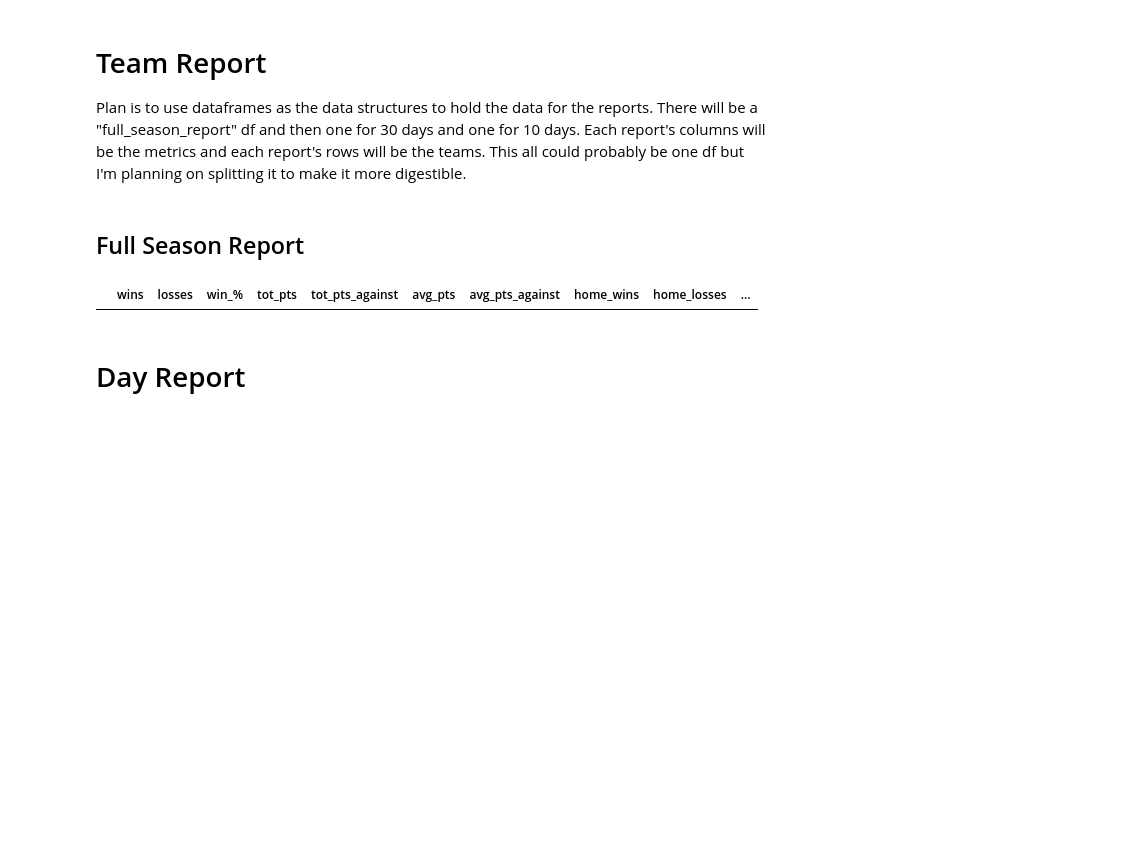
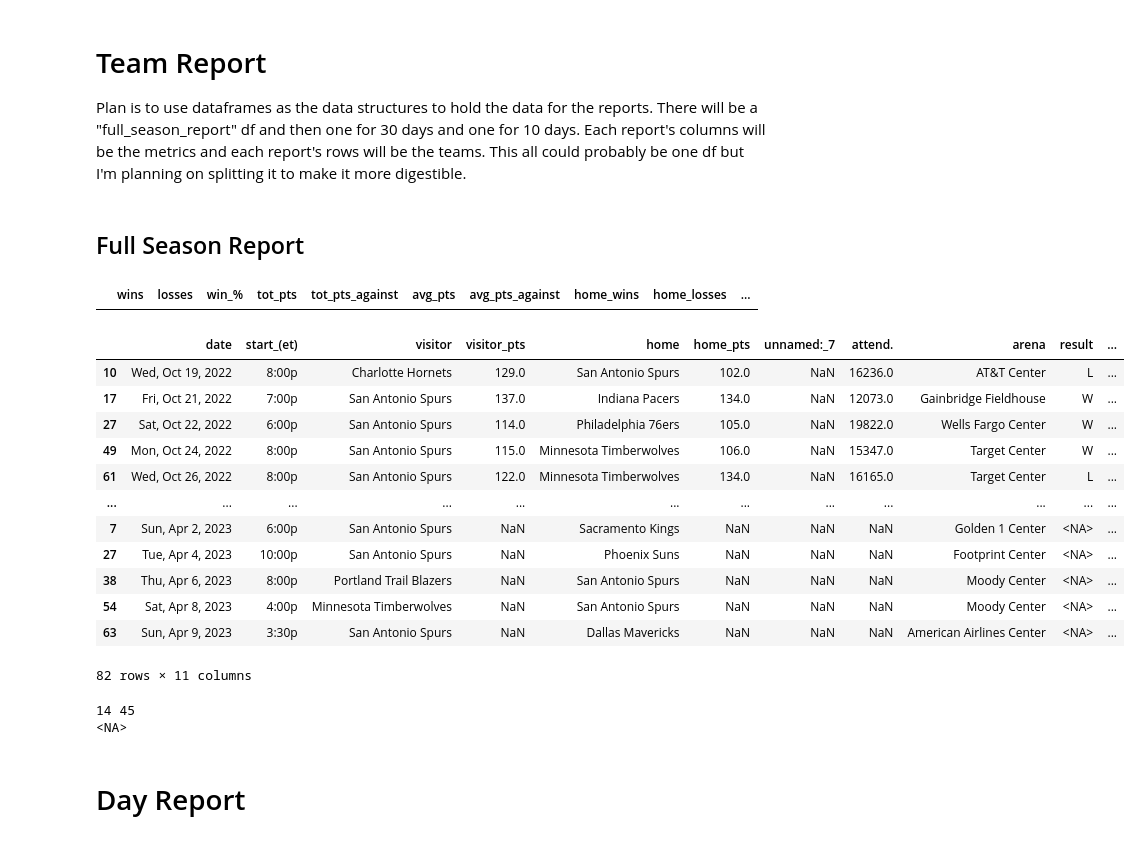
Before and after one commit to jeffjoseph22/nba_analysis, a Jupyter notebook: nba_betting.ipynb, the cells around one changed output. Cells and saved outputs as stored; diff of their text form; code cells hidden in the pictures; blank space fills up the shorter version.

Commit message:
Can now calc wins and losses for 1 team

```diff
--- a/nba_betting.ipynb
+++ b/nba_betting.ipynb
@@ -182,3 +187,41 @@ full_season_report = pd.DataFrame(columns=[metrics])
 full_season_report
 # %% [output]
 |  | wins | losses | win_% | tot_pts | tot_pts_against | avg_pts | avg_pts_against | home_wins | home_losses | ... |
+# %%
+display(dict_of_dfs['San Antonio Spurs'])
+# %% [output]
+|  | date | start_(et) | visitor | visitor_pts | home | home_pts | unnamed:_7 | attend. | arena | result | ... |
+| 10 | Wed, Oct 19, 2022 | 8:00p | Charlotte Hornets | 129.0 | San Antonio Spurs | 102.0 | NaN | 16236.0 | AT&T Center | L | ... |
+| 17 | Fri, Oct 21, 2022 | 7:00p | San Antonio Spurs | 137.0 | Indiana Pacers | 134.0 | NaN | 12073.0 | Gainbridge Fieldhouse | W | ... |
+| 27 | Sat, Oct 22, 2022 | 6:00p | San Antonio Spurs | 114.0 | Philadelphia 76ers | 105.0 | NaN | 19822.0 | Wells Fargo Center | W | ... |
+| 49 | Mon, Oct 24, 2022 | 8:00p | San Antonio Spurs | 115.0 | Minnesota Timberwolves | 106.0 | NaN | 15347.0 | Target Center | W | ... |
+| 61 | Wed, Oct 26, 2022 | 8:00p | San Antonio Spurs | 122.0 | Minnesota Timberwolves | 134.0 | NaN | 16165.0 | Target Center | L | ... |
+| ... | ... | ... | ... | ... | ... | ... | ... | ... | ... | ... | ... |
+| 7 | Sun, Apr 2, 2023 | 6:00p | San Antonio Spurs | NaN | Sacramento Kings | NaN | NaN | NaN | Golden 1 Center | <NA> | ... |
+| 27 | Tue, Apr 4, 2023 | 10:00p | San Antonio Spurs | NaN | Phoenix Suns | NaN | NaN | NaN | Footprint Center | <NA> | ... |
+| 38 | Thu, Apr 6, 2023 | 8:00p | Portland Trail Blazers | NaN | San Antonio Spurs | NaN | NaN | NaN | Moody Center | <NA> | ... |
+| 54 | Sat, Apr 8, 2023 | 4:00p | Minnesota Timberwolves | NaN | San Antonio Spurs | NaN | NaN | NaN | Moody Center | <NA> | ... |
+| 63 | Sun, Apr 9, 2023 | 3:30p | San Antonio Spurs | NaN | Dallas Mavericks | NaN | NaN | NaN | American Airlines Center | <NA> | ... |
+82 rows × 11 columns
+# %%
+# Caclculate number of wins and losses
+def calc_num_wins_losses (result):
+    # If a game hasn't been played the value is set to <NA> with a type of str
+    if result == "<NA>":
+        return -1
+    else:
+        if result == 'W':
+            return 1
+        else:
+            return 0
+metrics = {}
+df = dict_of_dfs['San Antonio Spurs']
+vect_calc_num_wins_losses = np.vectorize(calc_num_wins_losses)
+num_wins = list(vect_calc_num_wins_losses(df['result'])).count(1)
+num_losses = list(vect_calc_num_wins_losses(df['result'])).count(0)
+
+# Check (san is 14-45 as of 2/23)
+print(num_wins, num_losses)
+# %% [output]
+14 45
+<NA>
```
Also changed, not shown: parts of 4 cells of this notebook.
